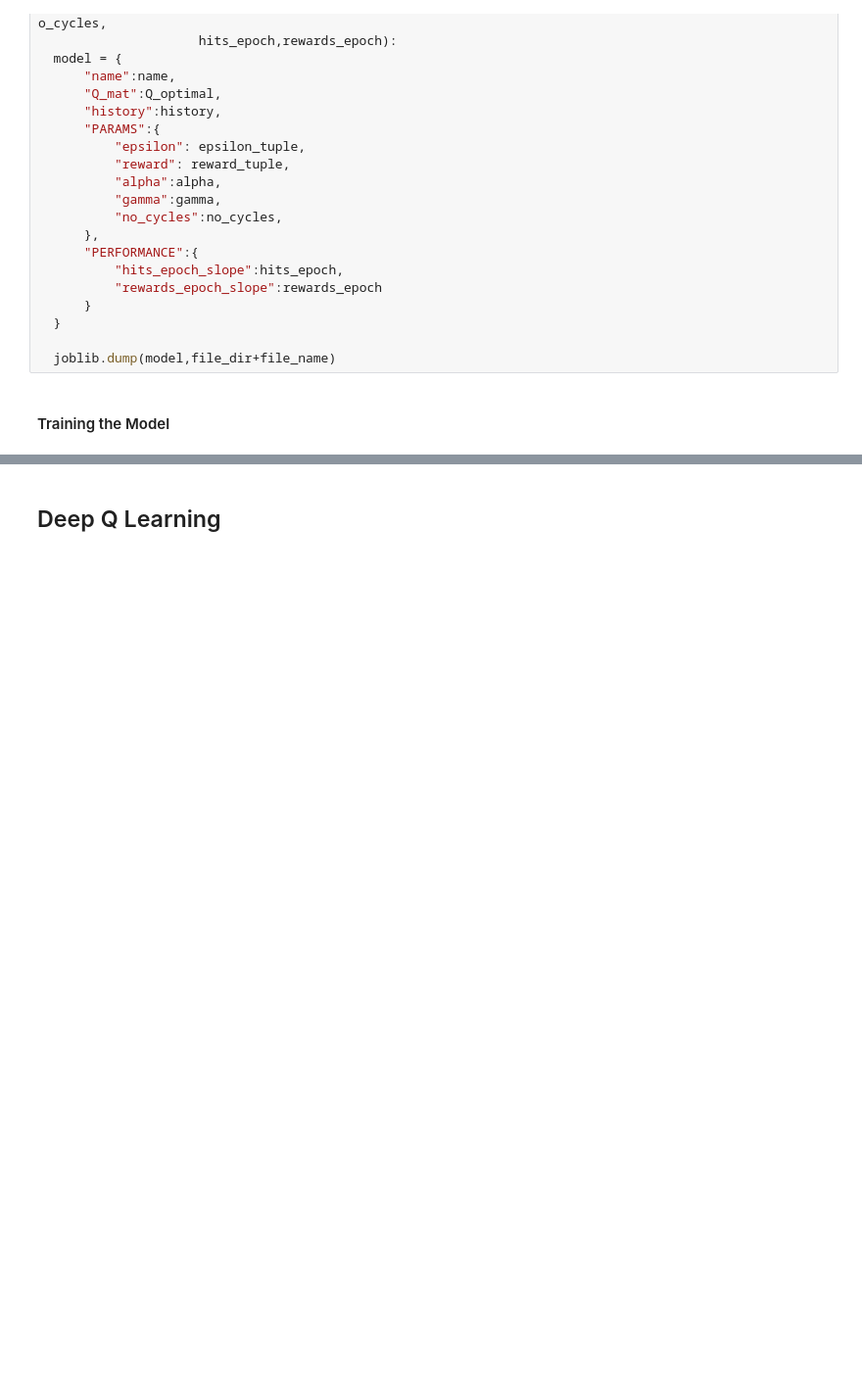
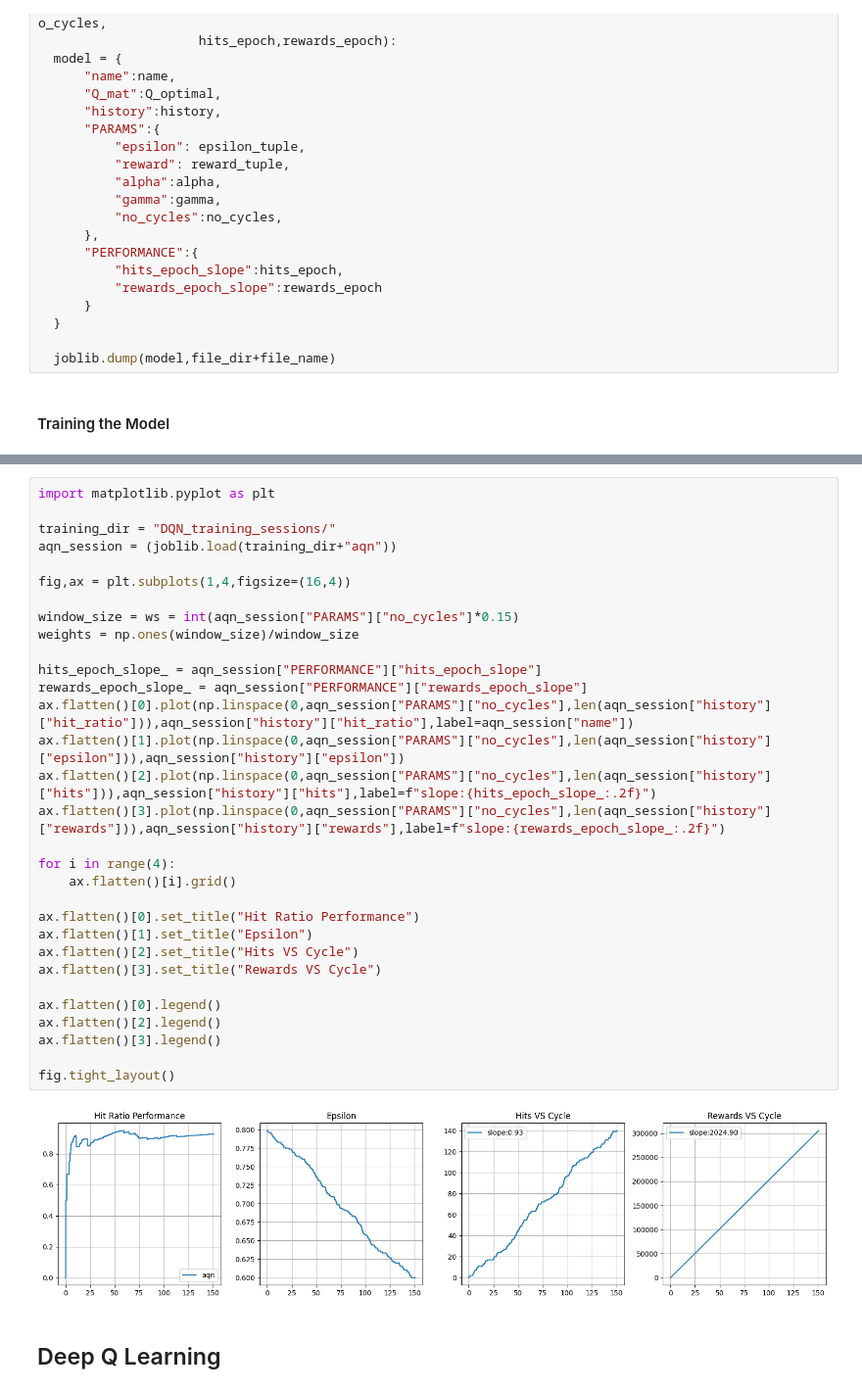
Before and after one commit to emmanuel-olateju/atari_pingpong, a Jupyter notebook: training.ipynb, the cells around one changed output, grey strips where cells are left out. Shown at 98% size. Drawn from its saved outputs; the diff is of its cells as text; blank space fills up the shorter version.

Commit message:
AQN 94% performance

```diff
--- a/training.ipynb
+++ b/training.ipynb
@@ -228,3 +248,36 @@ checkpoint_aqn_model("aqn",Q_optimal,history,"DQN_training_sessions/","aqn",(eps
+# %%
+import matplotlib.pyplot as plt
+
+training_dir = "DQN_training_sessions/"
+aqn_session = (joblib.load(training_dir+"aqn"))
+
+fig,ax = plt.subplots(1,4,figsize=(16,4))
+
+window_size = ws = int(aqn_session["PARAMS"]["no_cycles"]*0.15)
+weights = np.ones(window_size)/window_size
+
+hits_epoch_slope_ = aqn_session["PERFORMANCE"]["hits_epoch_slope"]
+rewards_epoch_slope_ = aqn_session["PERFORMANCE"]["rewards_epoch_slope"]
+ax.flatten()[0].plot(np.linspace(0,aqn_session["PARAMS"]["no_cycles"],len(aqn_session["history"]["hit_ratio"])),aqn_session["history"]["hit_ratio"],label=aqn_session["name"])
+ax.flatten()[1].plot(np.linspace(0,aqn_session["PARAMS"]["no_cycles"],len(aqn_session["history"]["epsilon"])),aqn_session["history"]["epsilon"])
+ax.flatten()[2].plot(np.linspace(0,aqn_session["PARAMS"]["no_cycles"],len(aqn_session["history"]["hits"])),aqn_session["history"]["hits"],label=f"slope:{hits_epoch_slope_:.2f}")
+ax.flatten()[3].plot(np.linspace(0,aqn_session["PARAMS"]["no_cycles"],len(aqn_session["history"]["rewards"])),aqn_session["history"]["rewards"],label=f"slope:{rewards_epoch_slope_:.2f}")
+
+for i in range(4):
+    ax.flatten()[i].grid()
+
+ax.flatten()[0].set_title("Hit Ratio Performance")
+ax.flatten()[1].set_title("Epsilon")
+ax.flatten()[2].set_title("Hits VS Cycle")
+ax.flatten()[3].set_title("Rewards VS Cycle")
+
+ax.flatten()[0].legend()
+ax.flatten()[2].legend()
+ax.flatten()[3].legend()
+
+fig.tight_layout()
+# %% [output]
+[figure, added]
 # %% [markdown]
 ## Deep Q Learning
 # %%
```
Also changed, not shown: parts of 4 cells of this notebook.
